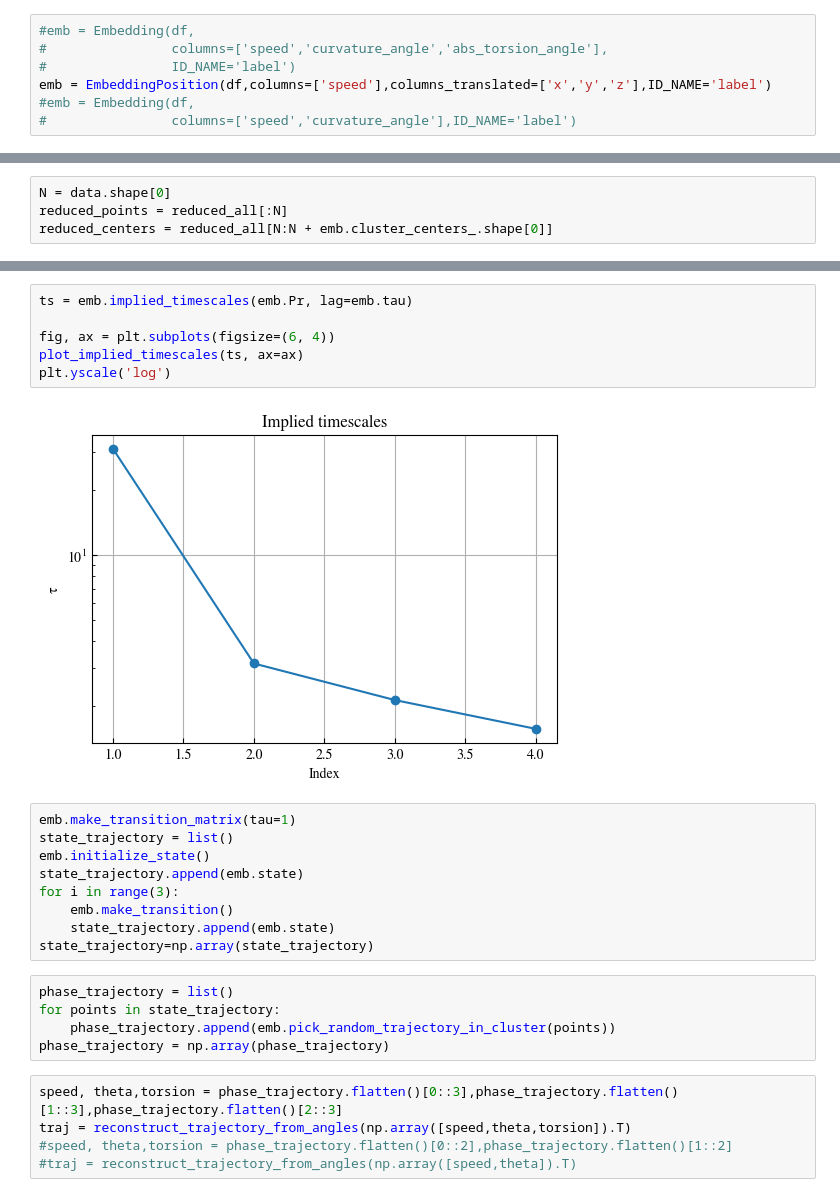
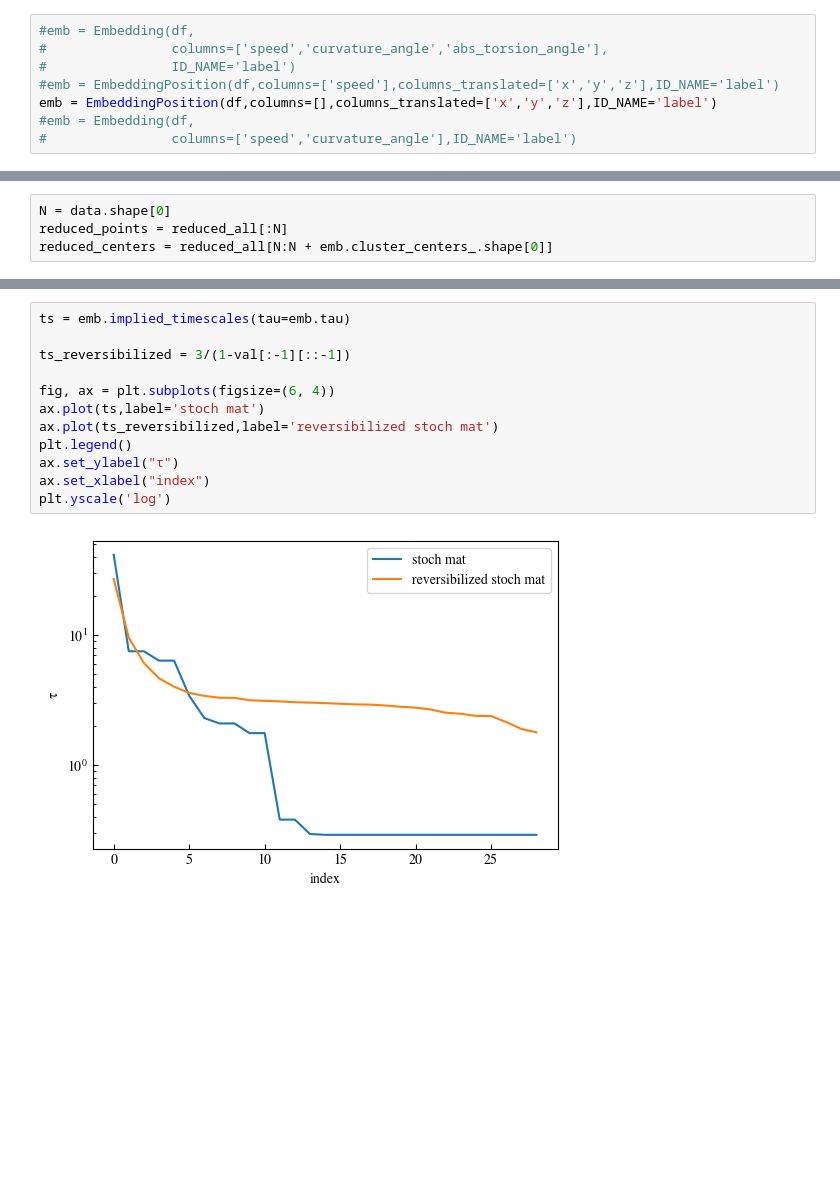
Before and after one commit to HugoLeRoy94/ClusterAnalysis, a Jupyter notebook: unit_test/test_embedding_toy_model.ipynb, the cells around one changed output, grey strips where cells are left out. Saved outputs shown, nothing was run; the diff lists cells and outputs as text; blank space fills up the shorter version.

```diff
--- a/unit_test/test_embedding_toy_model.ipynb
+++ b/unit_test/test_embedding_toy_model.ipynb
@@ -58,7 +58,8 @@ ax2.set_yticks([-3,0,3])
 #emb = Embedding(df,
 #                columns=['speed','curvature_angle','abs_torsion_angle'],
 #                ID_NAME='label')
-emb = EmbeddingPosition(df,columns=['speed'],columns_translated=['x','y','z'],ID_NAME='label')
+#emb = EmbeddingPosition(df,columns=['speed'],columns_translated=['x','y','z'],ID_NAME='label')
+emb = EmbeddingPosition(df,columns=[],columns_translated=['x','y','z'],ID_NAME='label')
 #emb = Embedding(df,
 #                columns=['speed','curvature_angle'],ID_NAME='label')
 # %%
@@ -269,27 +314,14 @@ cbar.ax.set_yticks([])
 # %%
-ts = emb.implied_timescales(emb.Pr, lag=emb.tau)
+ts = emb.implied_timescales(tau=emb.tau)
+
+ts_reversibilized = 3/(1-val[:-1][::-1])
 
 fig, ax = plt.subplots(figsize=(6, 4))
-plot_implied_timescales(ts, ax=ax)
+ax.plot(ts,label='stoch mat')
+ax.plot(ts_reversibilized,label='reversibilized stoch mat')
+plt.legend()
+ax.set_ylabel("τ")
+ax.set_xlabel("index")
 plt.yscale('log')
 # %% [output]
-[figure, old version]
+[figure, new version]
-# %%
-emb.make_transition_matrix(tau=1)
-state_trajectory = list()
-emb.initialize_state()
-state_trajectory.append(emb.state)
-for i in range(3):
-    emb.make_transition()
-    state_trajectory.append(emb.state)
-state_trajectory=np.array(state_trajectory)
-# %%
-phase_trajectory = list()
-for points in state_trajectory:
-    phase_trajectory.append(emb.pick_random_trajectory_in_cluster(points))
-phase_trajectory = np.array(phase_trajectory)
-# %%
-speed, theta,torsion = phase_trajectory.flatten()[0::3],phase_trajectory.flatten()[1::3],phase_trajectory.flatten()[2::3]
-traj = reconstruct_trajectory_from_angles(np.array([speed,theta,torsion]).T)
-#speed, theta,torsion = phase_trajectory.flatten()[0::2],phase_trajectory.flatten()[1::2]
-#traj = reconstruct_trajectory_from_angles(np.array([speed,theta]).T)
```
Also changed, not shown: parts of 22 cells of this notebook, 2 other files.
